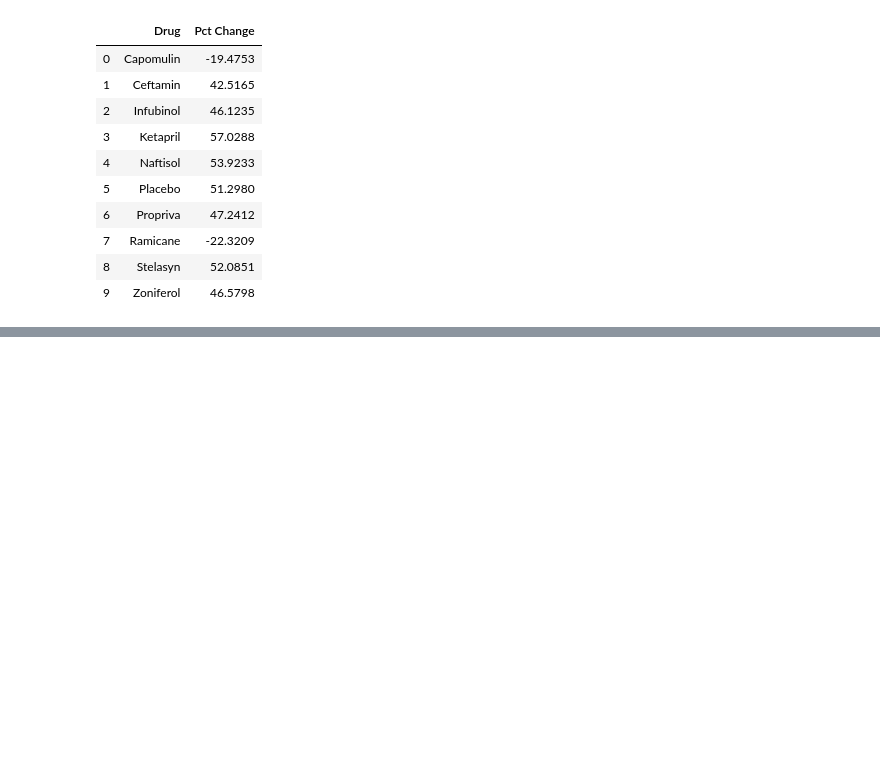
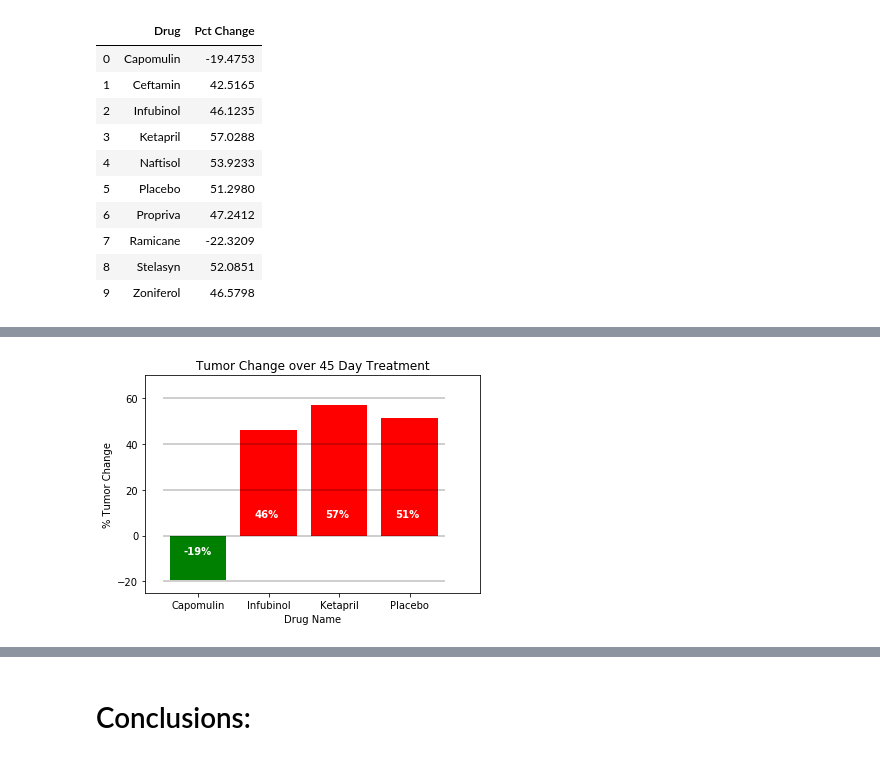
Before and after one commit to DutchDS/Matplotlib-Challenge, a Jupyter notebook: Pymaceuticals/pymaceuticals_challenge.ipynb, the cells around one changed output, grey strips where cells are left out. Cells and saved outputs as stored; diff of their text form; code cells hidden in the pictures; blank space fills up the shorter version.

```diff
--- a/Pymaceuticals/pymaceuticals_challenge.ipynb
+++ b/Pymaceuticals/pymaceuticals_challenge.ipynb
@@ -375,2 +349,52 @@ NameError: name 'fig' is not defined
+# %%
+# Store all Relevant Percent Changes into a Tuple
+x_tuple = tuple(("Capomulin", "Infubinol", "Ketapril", "Placebo"))
+y_tuple = tuple((summary_data.iloc[0,1],summary_data.iloc[2,1],summary_data.iloc[3,1],summary_data.iloc[5,1]))
+
+# Splice the data between passing and failing drugs
+# plt.bar(x_tuple[0], y_tuple[0], color = 'g', align="center")
+# plt.bar(x_tuple[1:4], y_tuple[1:4], color = 'r', align="center")
+
+tick_locations = np.arange(0, 4, 1) #[value for value in x_tuple]
+plt.xticks(tick_locations, x_tuple)
+
+h_lines = np.arange(-20, 80, 20)
+for h in h_lines:
+    plt.hlines(h, -0.5, 3.5, alpha=0.25)
+
+# Orient widths. Add labels, tick marks, etc.
+plt.xlabel("Drug Name")
+plt.ylabel("% Tumor Change")
+plt.title("Tumor Change over 45 Day Treatment")
+
+# Set the limits of the x axis
+plt.xlim(-0.75, 4)
+# Set the limits of the y axis
+plt.ylim(-25, 70)
+
+# Use functions to label the percentages of changes
+# Call functions to implement the function calls
+
+ax = plt.subplot(111)
+my_label = str
+
+for i in tick_locations:
+    my_label = f"{int(y_tuple[i])}%"
+    if y_tuple[i] <= 0:
+        plt.bar(x_tuple[0], y_tuple[0], color = 'g', align="center")
+        ax.text(tick_locations[i]-0.20, -8, my_label, fontsize=10, color='white',weight='bold')
+    if y_tuple[i] > 0:
+        plt.bar(x_tuple[1:4], y_tuple[1:4], color = 'r', align="center")
+        ax.text(tick_locations[i]-0.20, 8, my_label, fontsize=10, color='white',weight='bold')
+
+# Save the Figure
+plt.savefig("../Images/Tumor Change.png")
+
+# Show the Figure
+# fig.show()
+# %% [output]
+[figure, added]
 # %% [markdown]
 ![Metastatic Spread During Treatment](../Images/change.png)
+# %% [markdown]
+# Conclusions:
```
Also changed, not shown: parts of 7 cells of this notebook, 2 other files.
